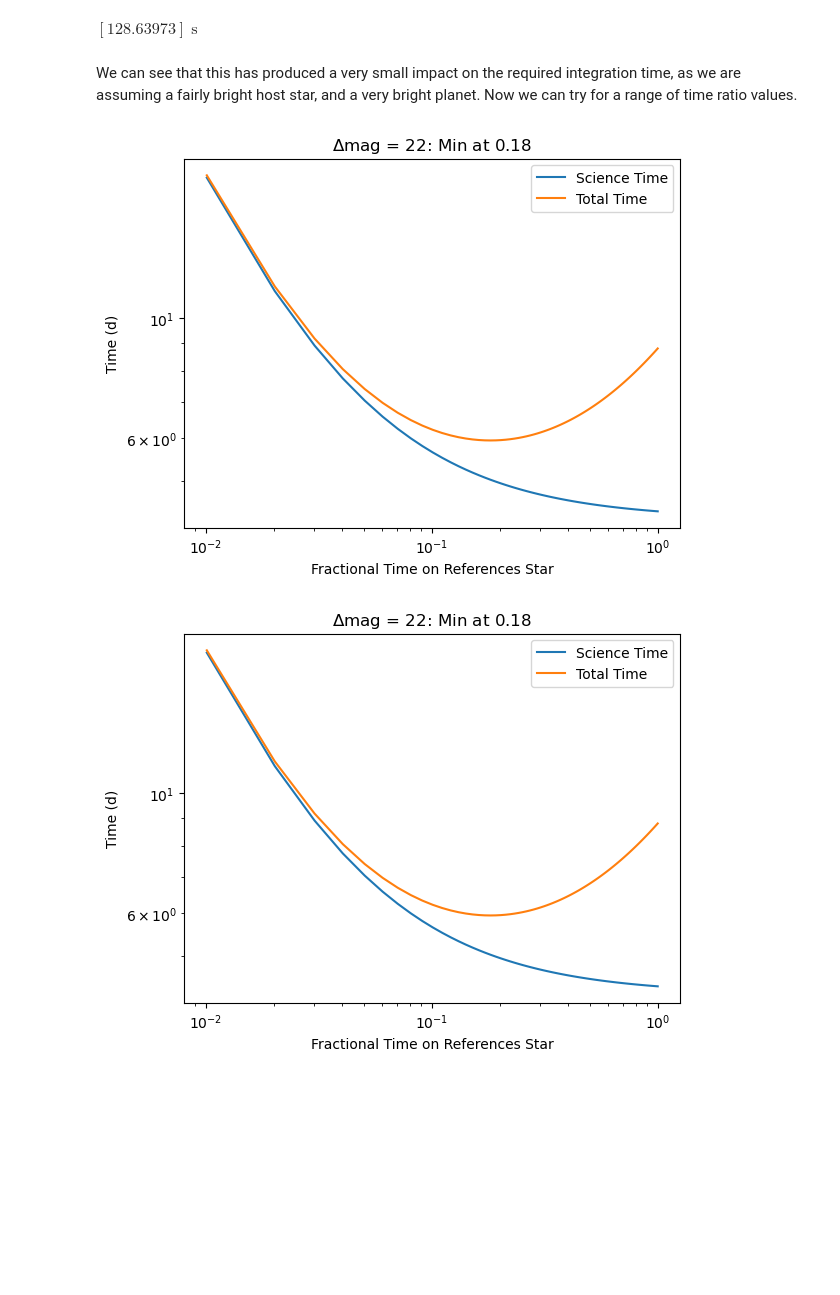
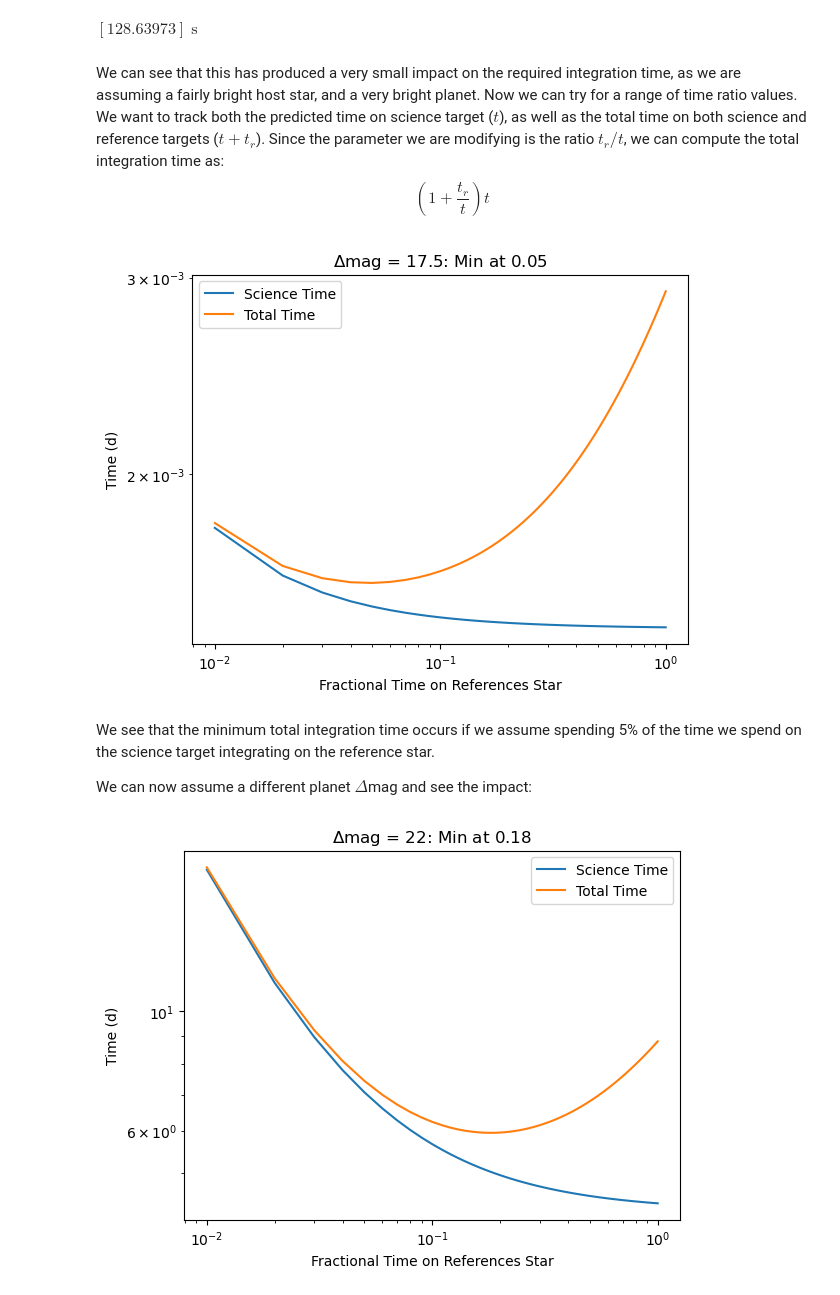
Before and after one commit to roman-corgi/corgietc, a Jupyter notebook: Notebooks/07_Reference_Star_Settings.ipynb, the cells around one changed output. Cells and saved outputs as stored; diff of their text form; code cells hidden in the pictures; blank space fills up the shorter version.

```diff
--- a/Notebooks/07_Reference_Star_Settings.ipynb
+++ b/Notebooks/07_Reference_Star_Settings.ipynb
@@ -156,25 +156,29 @@ intTimes.to(u.s)
 # %% [output]
 $[128.63973] \; \mathrm{s}$
 # %% [markdown]
-We can see that this has produced a very small impact on the required integration time, as we are assuming a fairly bright host star, and a very bright planet.  Now we can try for a range of time ratio values.
+We can see that this has produced a very small impact on the required integration time, as we are assuming a fairly bright host star, and a very bright planet.  Now we can try for a range of time ratio values. We want to track both the predicted time on science target ($t$), as well as the total time on both science and reference targets ($t+t_r$).  Since the parameter we are modifying is the ratio $t_r/t$, we can compute the total integration time as: $$(1+\frac{t_r}{t})t$$
 # %%
 # try range of times on ref star
-ref_fracs = np.linspace(0, 1, 100)
+ref_fracs = np.linspace(0.01, 1, 100)
 intTimes = np.zeros(len(ref_fracs))*u.d
 for j, ref_frac in enumerate(ref_fracs):
     mode["TimeonRefStar_tRef_per_tTar"] = ref_frac
     intTimes[j] = OS.calc_intTime(TL, sInds, fZ, JEZ, dMag, WA, mode, TK=TK)[0]
 
 totTimes = intTimes*(1+ref_fracs)
 plt.figure()
 plt.loglog(ref_fracs, intTimes, label="Science Time")
 plt.loglog(ref_fracs, totTimes, label="Total Time")
 plt.xlabel(rf"Fractional Time on References Star")
 plt.ylabel(f"Time ({intTimes.unit})")
 plt.legend()
 plt.title(f"$\Delta$mag = {dMag[0]}: Min at {ref_fracs[np.nanargmin(totTimes)] :.2f}");
 # %% [output]
-[figure, old version]
+[figure, new version]
+# %% [markdown]
+We see that the minimum total integration time occurs if we assume spending 5% of the time we spend on the science target integrating on the reference star.
+
+We can now assume a different planet $\Delta$mag and see the impact:
 # %%
 # repeat for different dMag
 dMag = np.array([22])
```
Also changed, not shown: parts of 6 cells of this notebook.
